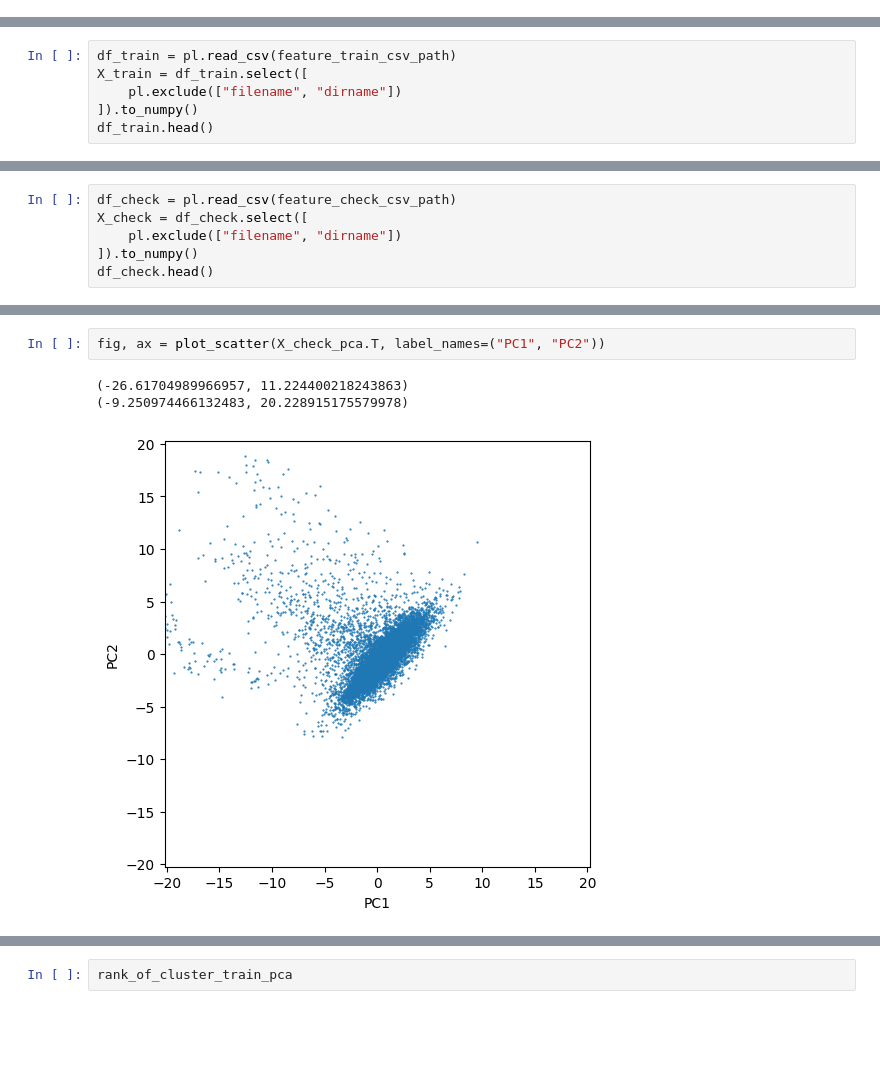
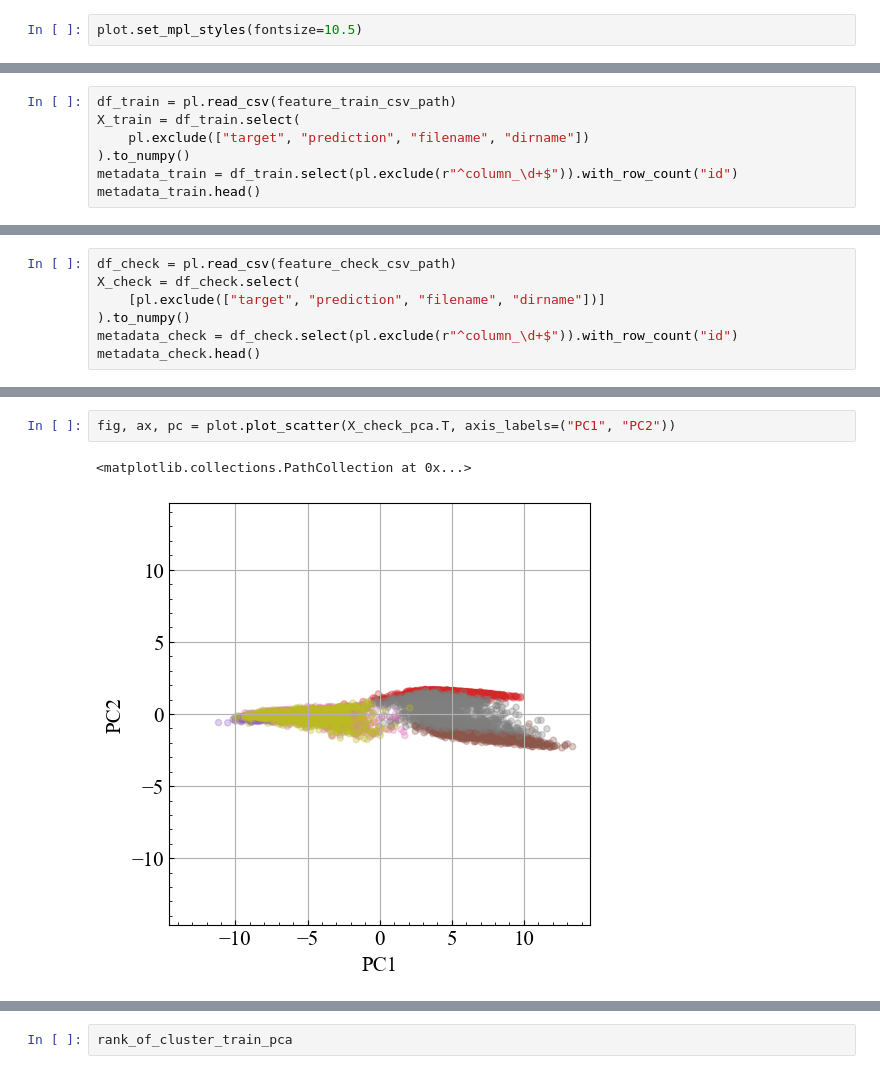
Before and after one commit to RyuichiShinseiB/Feature_extraction, a Jupyter notebook: notebooks/VBGMM_clustering.ipynb, the cells around one changed output, grey strips where cells are left out. Drawn from its saved outputs; the diff is of its cells as text; blank space fills up the shorter version.

```diff
--- a/notebooks/VBGMM_clustering.ipynb
+++ b/notebooks/VBGMM_clustering.ipynb
@@ -28,3 +22,5 @@ set_mpl_styles()
+# %%
+plot.set_mpl_styles(fontsize=10.5)
 # %%
 colors = [
     "tab:blue",
@@ -70,8 +79,9 @@ extraction_cfg = vcfg.ExtractionModelConfig(
 )
 # %%
 df_train = pl.read_csv(feature_train_csv_path)
-X_train = df_train.select([
-    pl.exclude(["filename", "dirname"])
-]).to_numpy()
-df_train.head()
+X_train = df_train.select(
+    pl.exclude(["target", "prediction", "filename", "dirname"])
+).to_numpy()
+metadata_train = df_train.select(pl.exclude(r"^column_\d+$")).with_row_count("id")
+metadata_train.head()
 # %% [output]
@@ -86,7 +96,8 @@ shape: (5, 34)
 # %%
 df_check = pl.read_csv(feature_check_csv_path)
-X_check = df_check.select([
-    pl.exclude(["filename", "dirname"])
-]).to_numpy()
-df_check.head()
+X_check = df_check.select(
+    [pl.exclude(["target", "prediction", "filename", "dirname"])]
+).to_numpy()
+metadata_check = df_check.select(pl.exclude(r"^column_\d+$")).with_row_count("id")
+metadata_check.head()
 # %% [output]
@@ -217,6 +412,5 @@ fig.savefig(
 # %%
-fig, ax = plot_scatter(X_check_pca.T, label_names=("PC1", "PC2"))
+fig, ax, pc = plot.plot_scatter(X_check_pca.T, axis_labels=("PC1", "PC2"))
 # %% [output]
-(-26.61704989966957, 11.224400218243863)
-(-9.250974466132483, 20.228915175579978)
+<matplotlib.collections.PathCollection at 0x...>
-[figure, old version]
+[figure, new version]
```
Also changed, not shown: parts of 26 cells of this notebook, 1 other file.
